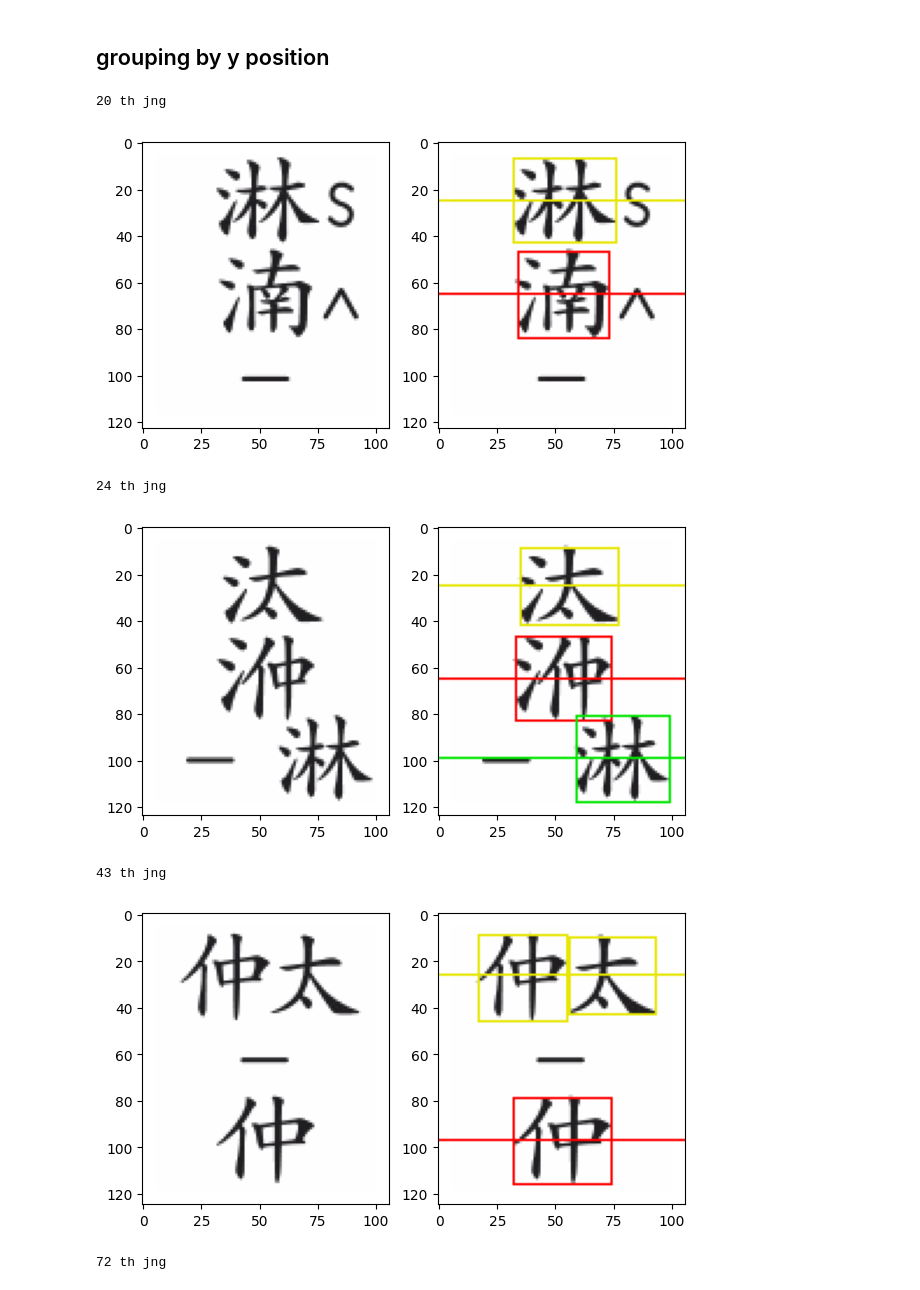
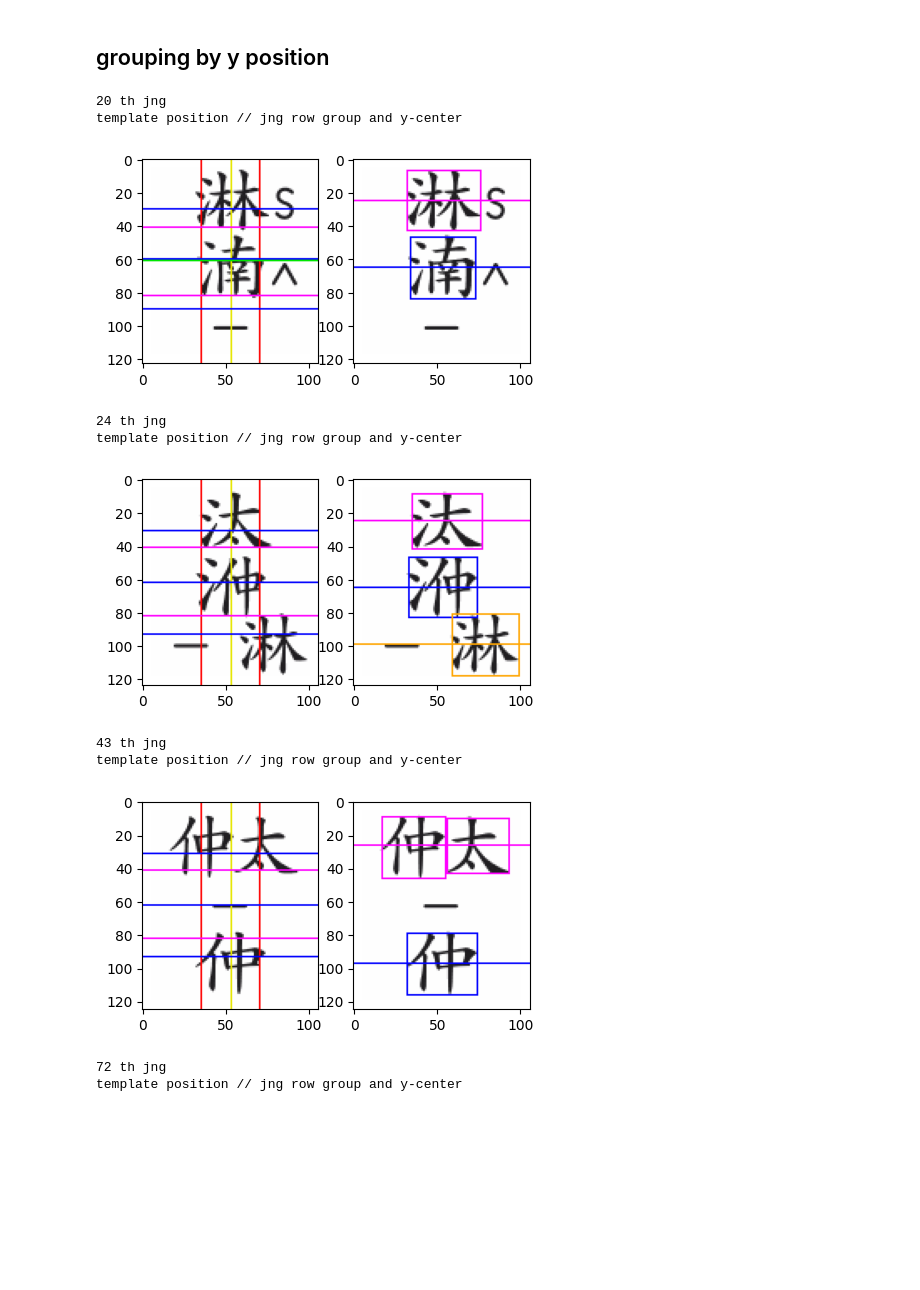
Before and after one commit to MALerLab/jeongganbo-omr, a Jupyter notebook: notebooks/note_relative_position.ipynb, the cells around one changed output. Cells and saved outputs as stored; diff of their text form; code cells hidden in the pictures; blank space fills up the shorter version.

Commit message:
add: align pitch chars to position template - make position templates for every jng to minimize edge cases

```diff
--- a/notebooks/note_relative_position.ipynb
+++ b/notebooks/note_relative_position.ipynb
@@ -266,8 +279,7 @@ for jng_idx in test_jng_idxs:
 # %% [markdown]
 ## grouping by y position
 # %%
-test_jng_idxs = [20, 24, 43, 72, 87, 134, 135, 161, 167, 286, 289]
-color_list = [ color for key, color in list( filter( lambda el: '_d' not in el[0] and '_u' not in el[0], COLOR_DICT.items() ) ) ]
+test_jng_idxs = [20, 24, 43, 72, 87, 134, 135, 161, 167, 261, 286, 289]
 
 def get_center_y(box):
   _, tl_y, _, br_y, *_ = box
@@ -327,40 +339,62 @@ def get_group_center_y(bbox_group):
   return round(np.mean(bbox_center_ys))
 
 
 for iter_idx, jng_idx in enumerate(test_jng_idxs):
   jng_img = jng_matcher.remove_border_add_padding( target_jng_list[jng_idx][0] )
 
+  jng_img_h, jng_img_w = jng_img.shape[:2]
+  row_templates = [ tuple(jng_img_h//idx * jdx for jdx in range(1, idx)) for idx in range(2, 5) ]
+  col_templates = [ tuple(jng_img_w//idx * jdx for jdx in range(1, idx)) for idx in range(2, 4) ]
+
   jng_char_bboxs = extract_char_bbox(jng_img)
   jng_char_bbox_groups = group_by_ypos(jng_char_bboxs, max_dist=5)
+  jng_char_rows = [ { 'center': get_group_center_y(group), 'group': sorted(group, key=lambda x: x[0]) } for group in jng_char_bbox_groups ]
+  jng_char_rows = sorted(jng_char_rows, key=lambda x: x['center'])
 
-  print(f'{jng_idx} th jng')
-
+  jng_img_templates = jng_img.copy()
   jng_img_char_bboxs = jng_img.copy()
 
+  for col_template_idx, col_template in enumerate(col_templates):
+    for col_pos in col_template:
+      color = color_list[col_template_idx]
+      cv2.line(jng_img_templates, (col_pos, 0), (col_pos, jng_img_h), color, 1)
+
+  for row_template_idx, row_template in enumerate(row_templates):
+    for row_pos in row_template:
+      color = color_list[row_template_idx + 2]
+      cv2.line(jng_img_templates, (0, row_pos), (jng_img_w, row_pos), color, 1)
+
   for idx, group in enumerate(jng_char_bbox_groups):
-    color = color_list[idx]
+    color = color_list[3+idx]
 
     center_y = get_group_center_y(group)
     cv2.line(jng_img_char_bboxs, (0, center_y), (jng_img.shape[1], center_y), color, 1)
 
     for box in group:
       tl_x, tl_y, br_x, br_y, *_  = box
       cv2.rectangle(jng_img_char_bboxs, (tl_x, tl_y), (br_x, br_y), color, 1)
 
-  plt.figure(figsize=(7, 7))
+
+  print(f'{jng_idx} th jng')
+  print('template position // jng row group and y-center')
+  plt.figure(figsize=(5, 5))
 
   plt.subplot(1, 2, 1)
-  plt.imshow(jng_img)
+  plt.imshow(jng_img_templates)
 
   plt.subplot(1, 2, 2)
   plt.imshow(jng_img_char_bboxs)
 
   plt.show()
 # %% [output]
 20 th jng
+template position // jng row group and y-center
-[figure, old version]
+[figure, new version]
 24 th jng
+template position // jng row group and y-center
-[figure, old version]
+[figure, new version]
 43 th jng
+template position // jng row group and y-center
-[figure, old version]
+[figure, new version]
 72 th jng
+template position // jng row group and y-center
```
Also changed, not shown: parts of 9 cells of this notebook.
